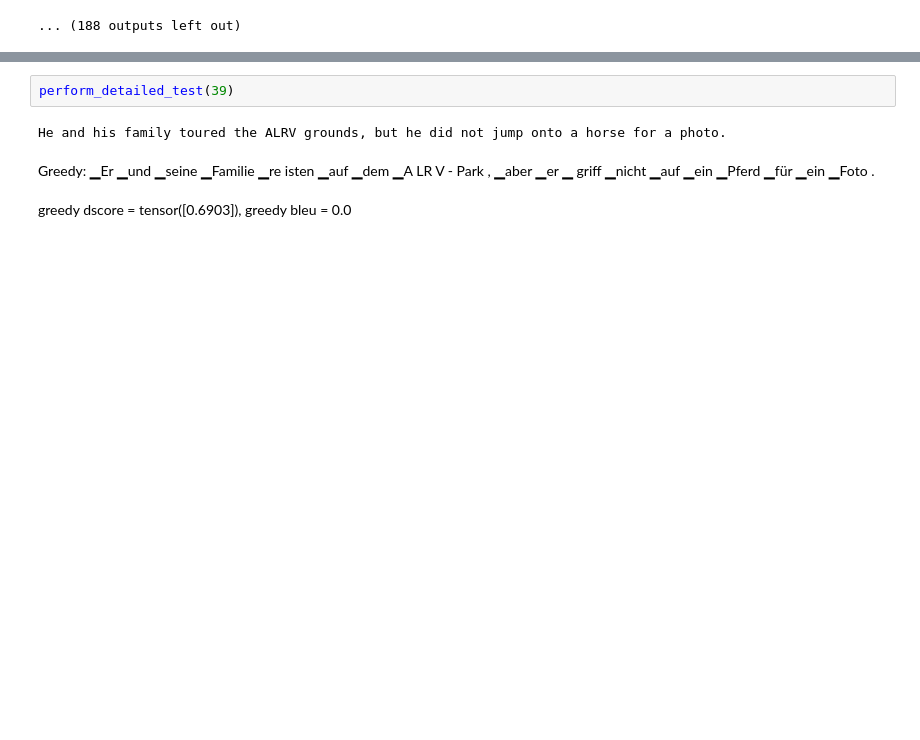
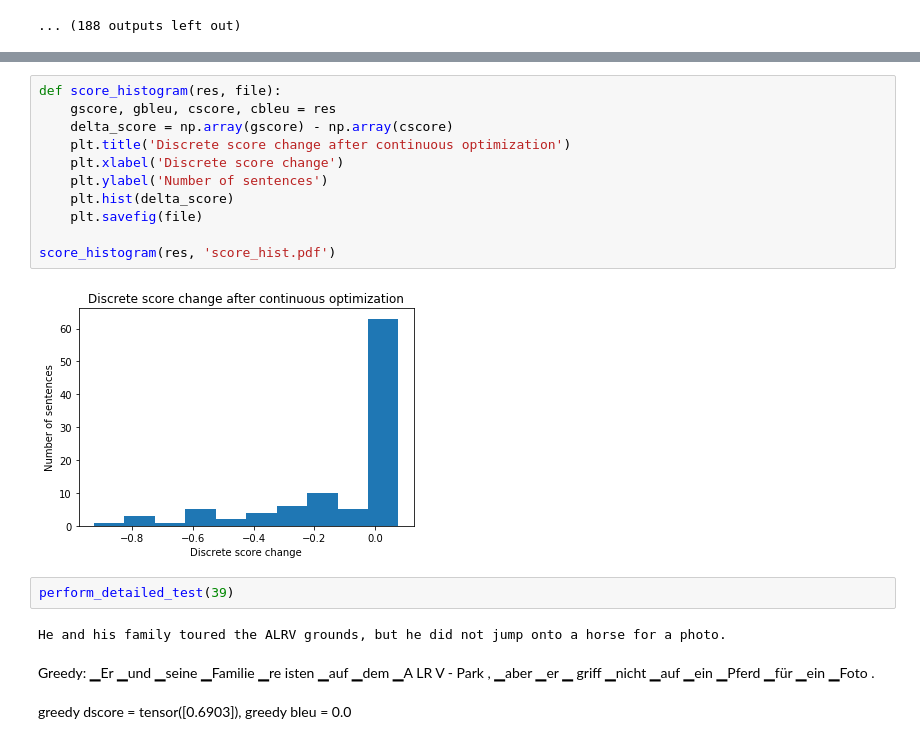
Before and after one commit to pmaslankowski/OpenNMT-py, a Jupyter notebook: research/notebook.ipynb, the cells around one changed output, grey strips where cells are left out. Drawn from its saved outputs; the diff is of its cells as text; blank space fills up the shorter version.

```diff
--- a/research/notebook.ipynb
+++ b/research/notebook.ipynb
@@ -1112,3 +1231,16 @@ loss_score = 1.7223420143127441, cscore = 1.7223420143127441, dscore = 0.3434912
+# %%
+def score_histogram(res, file):
+    gscore, gbleu, cscore, cbleu = res
+    delta_score = np.array(gscore) - np.array(cscore)
+    plt.title('Discrete score change after continuous optimization')
+    plt.xlabel('Discrete score change')
+    plt.ylabel('Number of sentences')
+    plt.hist(delta_score)
+    plt.savefig(file)
+
+score_histogram(res, 'score_hist.pdf')
+# %% [output]
+[figure, added]
 # %%
 perform_detailed_test(39)
 # %% [output]
```
Also changed, not shown: parts of 25 cells of this notebook, 6 other files.
